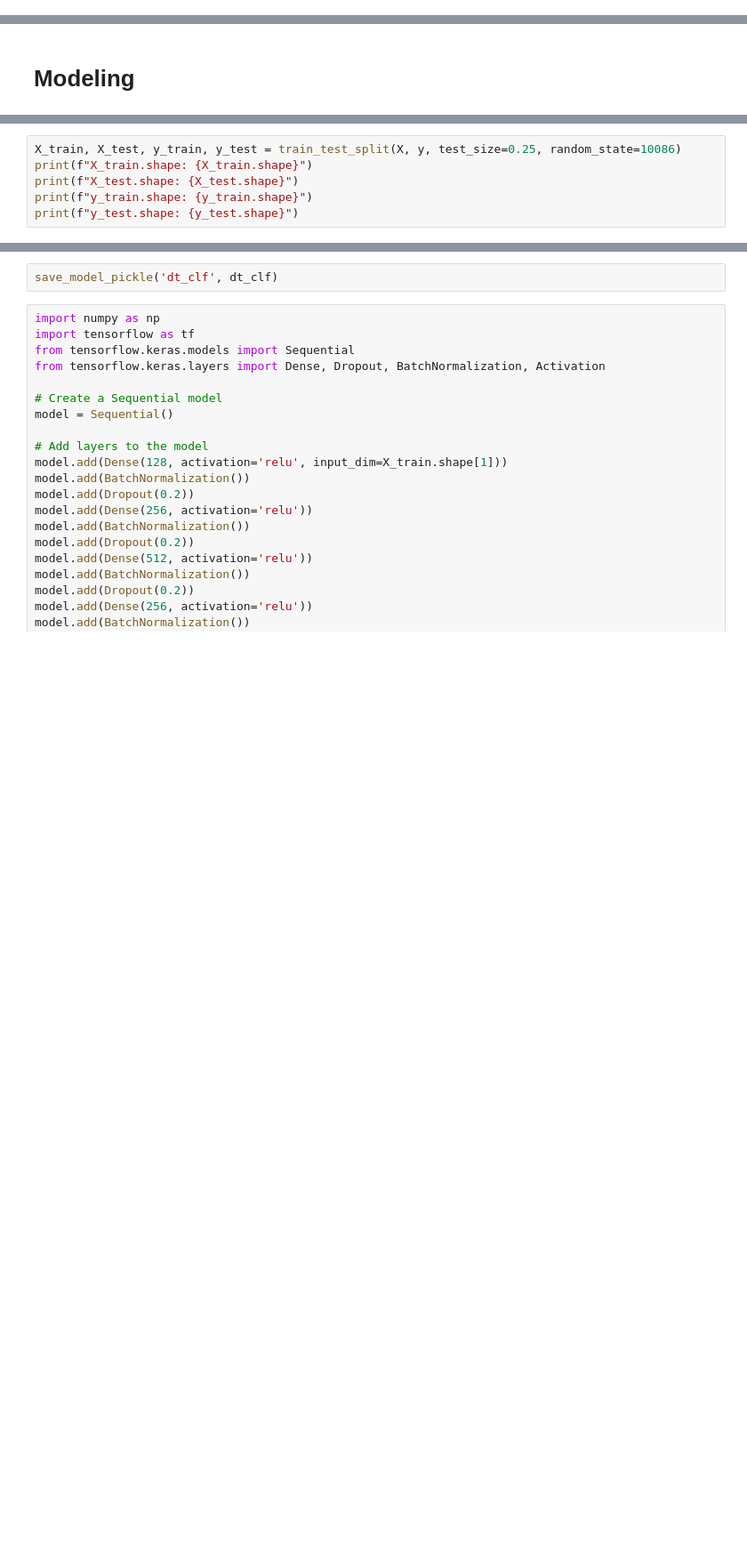
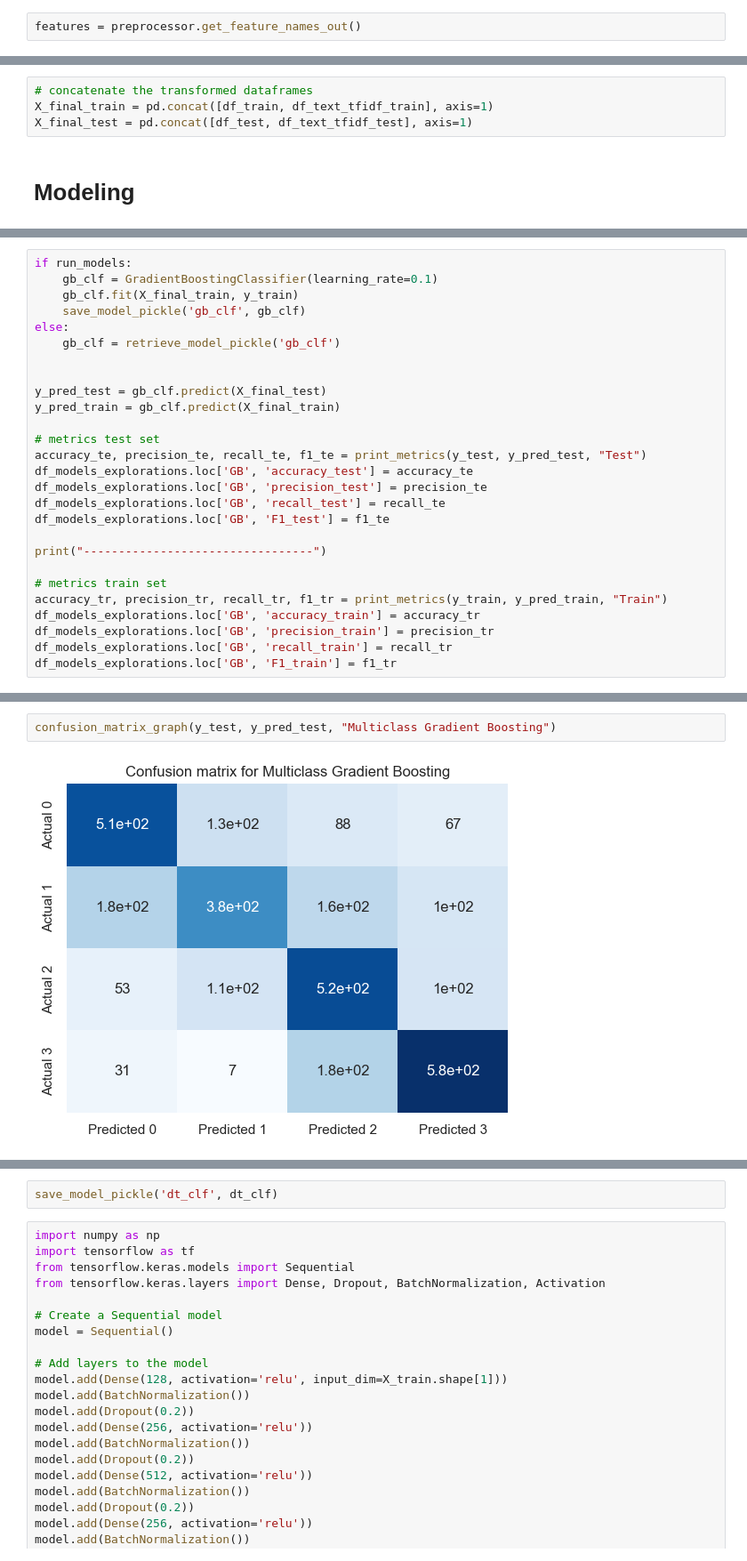
Before and after one commit to mlgomez0/advanced_python_project, a Jupyter notebook: notebooks/climate_change/climate_change_II.ipynb, the cells around one changed output, grey strips where cells are left out. Shown at 89% size. Saved outputs shown, nothing was run; the diff lists cells and outputs as text; blank space fills up the shorter version.

Commit message:
feat(climate-change): fixing bug, running models

```diff
--- a/notebooks/climate_change/climate_change_II.ipynb
+++ b/notebooks/climate_change/climate_change_II.ipynb
@@ -223,0 +418,2 @@ fig.show()
+# %%
+features = preprocessor.get_feature_names_out()
@@ -224,3 +430,7 @@ fig.show()
+# %%
+# concatenate the transformed dataframes
+X_final_train = pd.concat([df_train, df_text_tfidf_train], axis=1)
+X_final_test = pd.concat([df_test, df_text_tfidf_test], axis=1)
 # %% [markdown]
 # Modeling
 # %%
@@ -282,6 +477,0 @@ y = df['Score_cat']
-# %%
-X_train, X_test, y_train, y_test = train_test_split(X, y, test_size=0.25, random_state=10086)
-print(f"X_train.shape: {X_train.shape}")
-print(f"X_test.shape: {X_test.shape}")
-print(f"y_train.shape: {y_train.shape}")
-print(f"y_test.shape: {y_test.shape}")
@@ -479,0 +506,27 @@ F1-score: 0.6672508763144717
+# %%
+if run_models:
+    gb_clf = GradientBoostingClassifier(learning_rate=0.1)
+    gb_clf.fit(X_final_train, y_train)
+    save_model_pickle('gb_clf', gb_clf)
+else:
+    gb_clf = retrieve_model_pickle('gb_clf')
+
+
+y_pred_test = gb_clf.predict(X_final_test)
+y_pred_train = gb_clf.predict(X_final_train)
+
+# metrics test set
+accuracy_te, precision_te, recall_te, f1_te = print_metrics(y_test, y_pred_test, "Test")
+df_models_explorations.loc['GB', 'accuracy_test'] = accuracy_te
+df_models_explorations.loc['GB', 'precision_test'] = precision_te
+df_models_explorations.loc['GB', 'recall_test'] = recall_te
+df_models_explorations.loc['GB', 'F1_test'] = f1_te
+
+print("---------------------------------")
+
+# metrics train set
+accuracy_tr, precision_tr, recall_tr, f1_tr = print_metrics(y_train, y_pred_train, "Train")
+df_models_explorations.loc['GB', 'accuracy_train'] = accuracy_tr
+df_models_explorations.loc['GB', 'precision_train'] = precision_tr
+df_models_explorations.loc['GB', 'recall_train'] = recall_tr
+df_models_explorations.loc['GB', 'F1_train'] = f1_tr
@@ -479,0 +543,4 @@ F1-score: 0.6672508763144717
+# %%
+confusion_matrix_graph(y_test, y_pred_test, "Multiclass Gradient Boosting")
+# %% [output]
+[figure, added]
```
Also changed, not shown: parts of 86 cells of this notebook, 5 other files.
